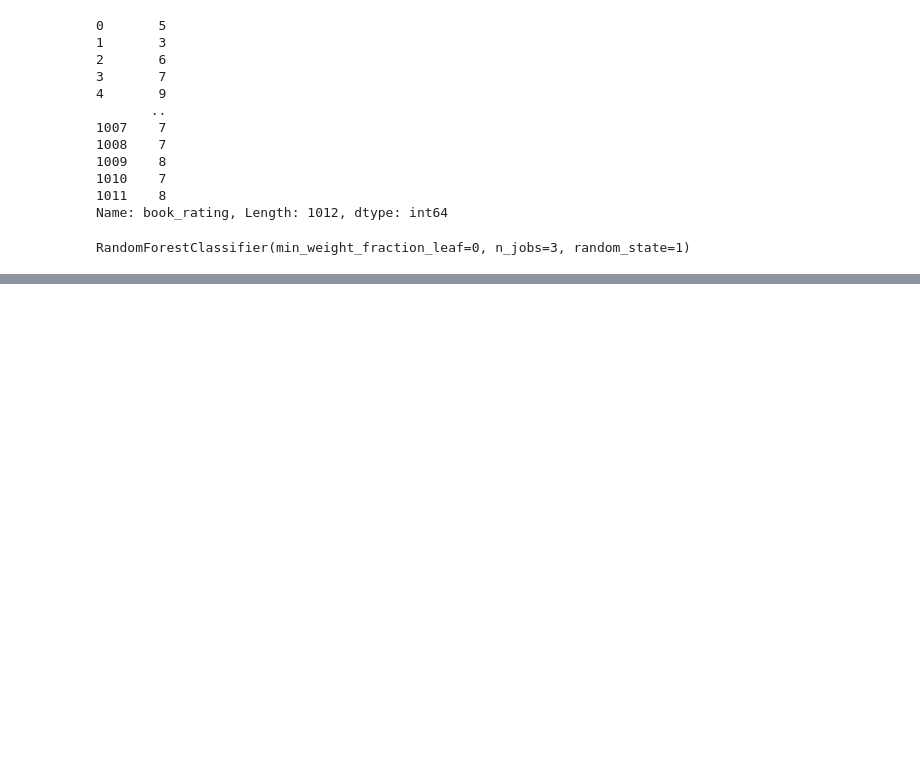
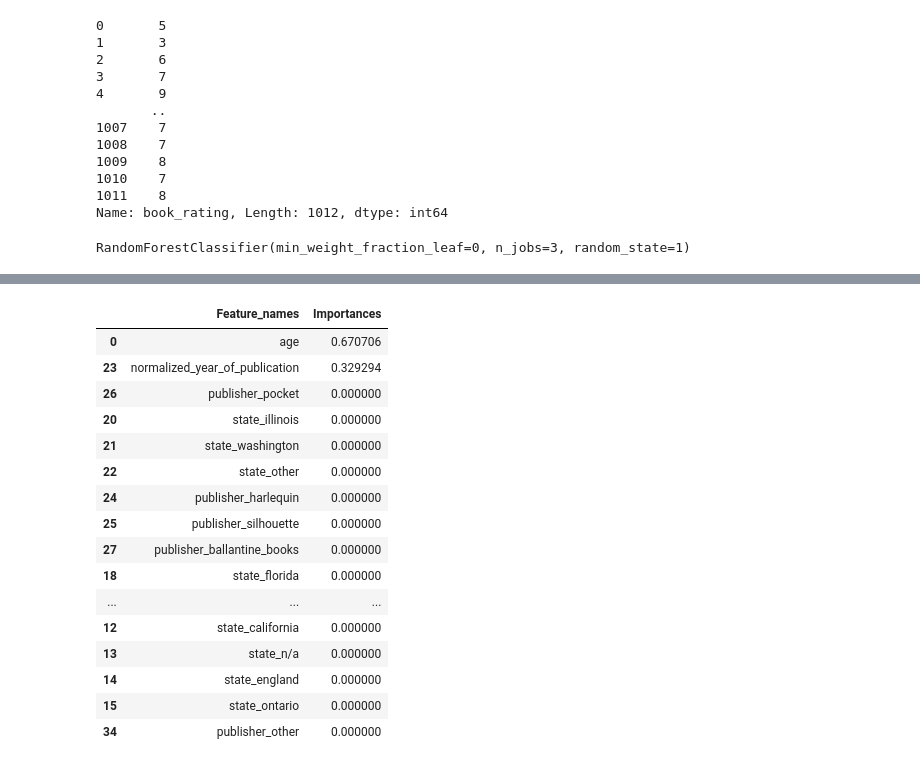
Before and after one commit to fichtnerma/Recommender, a Jupyter notebook: rf-bookCrossing5.ipynb, the cells around one changed output, grey strips where cells are left out. Cells and saved outputs as stored; diff of their text form; code cells hidden in the pictures; blank space fills up the shorter version.

```diff
--- a/rf-bookCrossing5.ipynb
+++ b/rf-bookCrossing5.ipynb
@@ -125,0 +180,22 @@ with open("random_forest_classifier5.pkl", "wb") as file:
+# %%
+feature_importance = pd.DataFrame({'Feature_names': X.columns, 'Importances': rfc.feature_importances_})
+feature_importance = feature_importance.sort_values(by='Importances', ascending=False)
+feature_importance
+# %% [output]
+|  | Feature_names | Importances |
+| 0 | age | 0.670706 |
+| 23 | normalized_year_of_publication | 0.329294 |
+| 26 | publisher_pocket | 0.000000 |
+| 20 | state_illinois | 0.000000 |
+| 21 | state_washington | 0.000000 |
+| 22 | state_other | 0.000000 |
+| 24 | publisher_harlequin | 0.000000 |
+| 25 | publisher_silhouette | 0.000000 |
+| 27 | publisher_ballantine_books | 0.000000 |
+| 18 | state_florida | 0.000000 |
+| ... | ... | ... |
+| 12 | state_california | 0.000000 |
+| 13 | state_n/a | 0.000000 |
+| 14 | state_england | 0.000000 |
+| 15 | state_ontario | 0.000000 |
+| 34 | publisher_other | 0.000000 |
```
Also changed, not shown: parts of 9 cells of this notebook, 1 other file.
